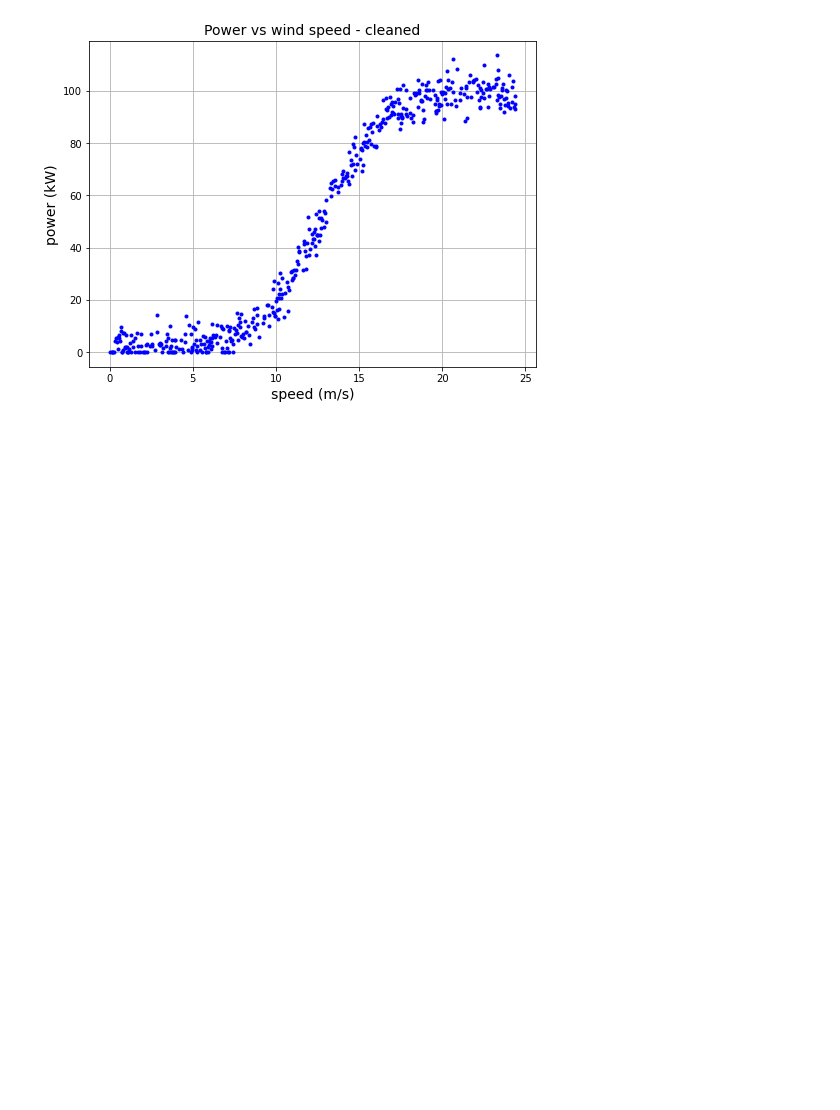
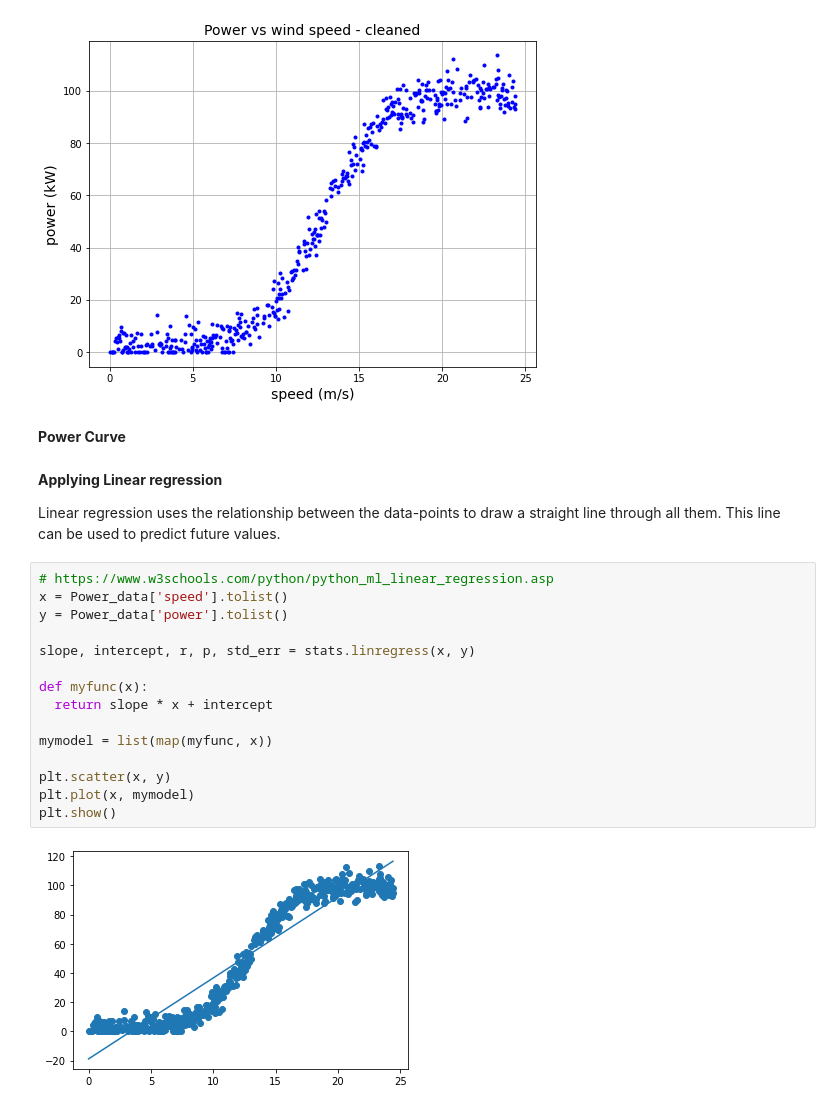
Before and after one commit to SasiGV/MLProject2020., a Jupyter notebook: Initial_draft.ipynb, the cells around one changed output. Cells and saved outputs as stored; diff of their text form; blank space fills up the shorter version.

Commit message:
Adding Power Curve investigation details

```diff
--- a/Initial_draft.ipynb
+++ b/Initial_draft.ipynb
@@ -145,3 +145,26 @@ plt.ylabel('power (kW)', fontsize='14')
 plt.grid()
 # %% [output]
 [figure]
+# %% [markdown]
+<b>Power Curve</b>
+# %% [markdown]
+<B>Applying Linear regression </b>
+
+Linear regression uses the relationship between the data-points to draw a straight line through all them. This line can be used to predict future values.
+# %%
+# https://www.w3schools.com/python/python_ml_linear_regression.asp
+x = Power_data['speed'].tolist()
+y = Power_data['power'].tolist()
+
+slope, intercept, r, p, std_err = stats.linregress(x, y)
+
+def myfunc(x):
+  return slope * x + intercept
+
+mymodel = list(map(myfunc, x))
+
+plt.scatter(x, y)
+plt.plot(x, mymodel)
+plt.show()
+# %% [output]
+[figure, added]
```
Also changed, not shown: parts of 10 cells of this notebook, 3 other files.
